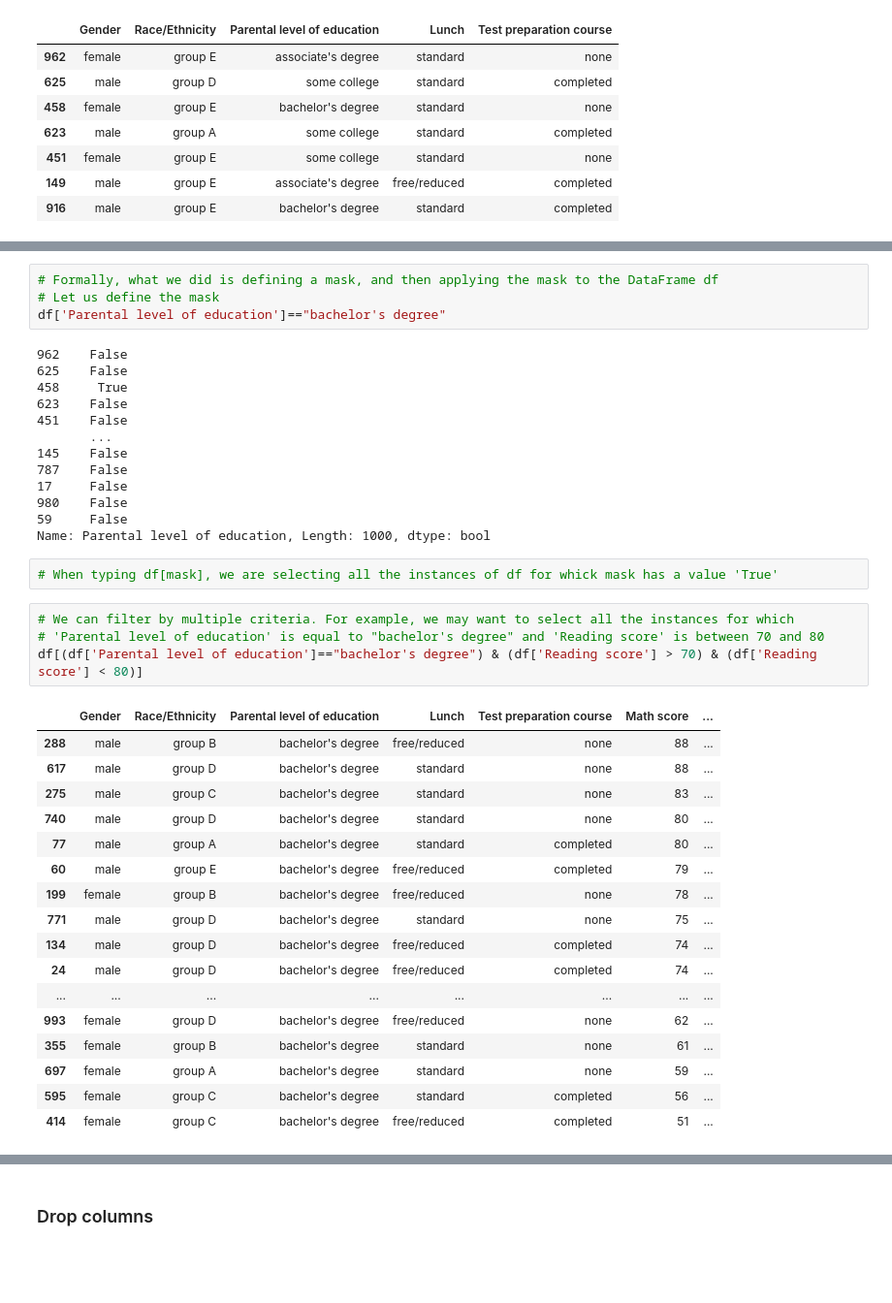
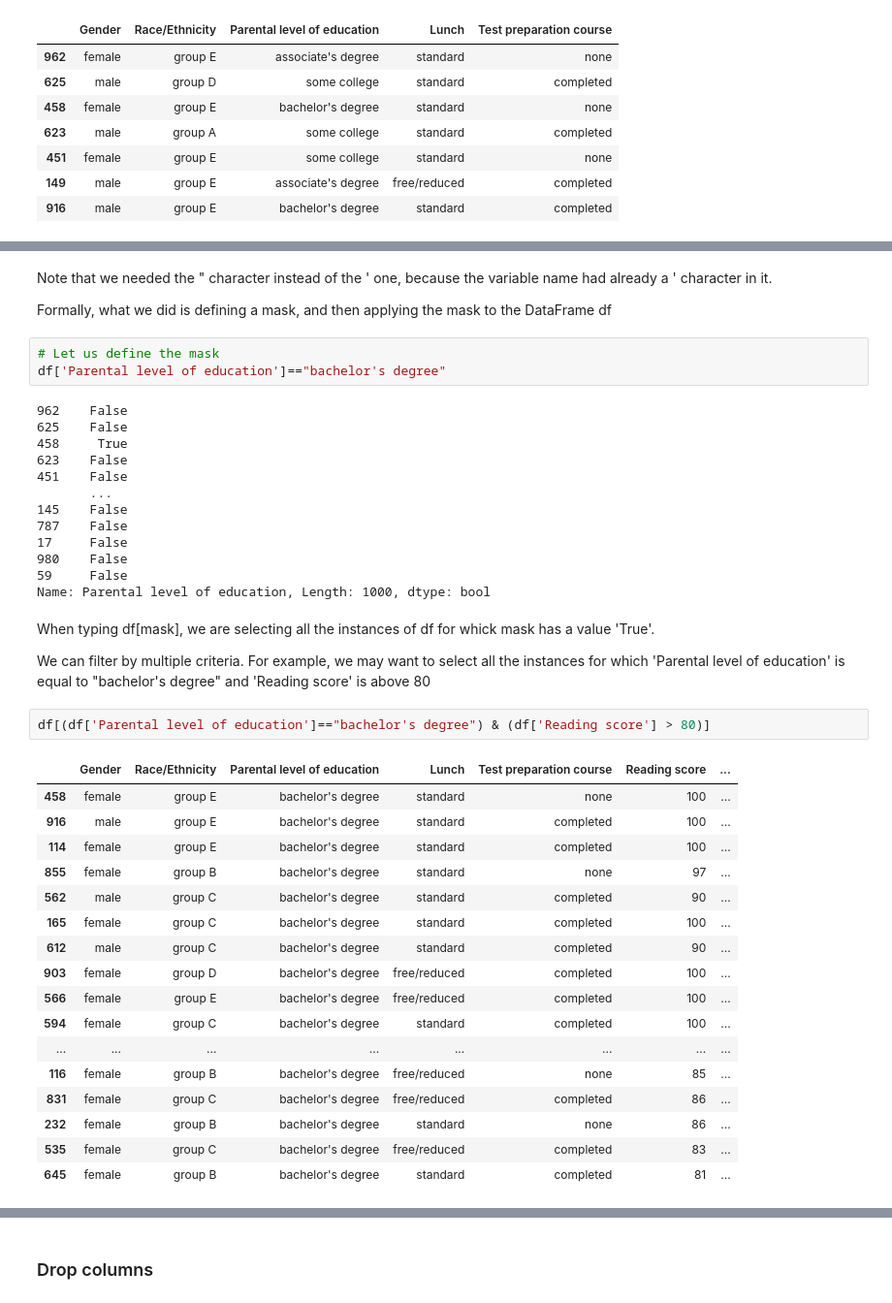
Before and after one commit to jluishita/data-preprocessing-course, a Jupyter notebook: pandas/intro-to-pandas-1.ipynb, the cells around one changed output, grey strips where cells are left out. Shown at 97% size. Cells and saved outputs as stored; diff of their text form; blank space fills up the shorter version.

```diff
--- a/pandas/intro-to-pandas-1.ipynb
+++ b/pandas/intro-to-pandas-1.ipynb
@@ -452,5 +459,8 @@ df[df['Parental level of education']=="bachelor's degree"]
+# %% [markdown]
+Note that we needed the " character instead of the ' one, because the variable name had already a ' character in it.
+
+Formally, what we did is defining a mask, and then applying the mask to the DataFrame df
 # %%
-# Formally, what we did is defining a mask, and then applying the mask to the DataFrame df
 # Let us define the mask
 df['Parental level of education']=="bachelor's degree"
 # %% [output]
@@ -466,27 +476,27 @@ df['Parental level of education']=="bachelor's degree"
 980    False
 59     False
 Name: Parental level of education, Length: 1000, dtype: bool
-# %%
-# When typing df[mask], we are selecting all the instances of df for whick mask has a value 'True'
-# %%
-# We can filter by multiple criteria. For example, we may want to select all the instances for which
-# 'Parental level of education' is equal to "bachelor's degree" and 'Reading score' is between 70 and 80
-df[(df['Parental level of education']=="bachelor's degree") & (df['Reading score'] > 70) & (df['Reading score'] < 80)]
-# %% [output]
-|  | Gender | Race/Ethnicity | Parental level of education | Lunch | Test preparation course | Math score | ... |
-| 288 | male | group B | bachelor's degree | free/reduced | none | 88 | ... |
-| 617 | male | group D | bachelor's degree | standard | none | 88 | ... |
-| 275 | male | group C | bachelor's degree | standard | none | 83 | ... |
-| 740 | male | group D | bachelor's degree | standard | none | 80 | ... |
-| 77 | male | group A | bachelor's degree | standard | completed | 80 | ... |
-| 60 | male | group E | bachelor's degree | free/reduced | completed | 79 | ... |
-| 199 | female | group B | bachelor's degree | free/reduced | none | 78 | ... |
-| 771 | male | group D | bachelor's degree | standard | none | 75 | ... |
-| 134 | male | group D | bachelor's degree | free/reduced | completed | 74 | ... |
-| 24 | male | group D | bachelor's degree | free/reduced | completed | 74 | ... |
-| ... | ... | ... | ... | ... | ... | ... | ... |
-| 993 | female | group D | bachelor's degree | free/reduced | none | 62 | ... |
-| 355 | female | group B | bachelor's degree | standard | none | 61 | ... |
-| 697 | female | group A | bachelor's degree | standard | none | 59 | ... |
-| 595 | female | group C | bachelor's degree | standard | completed | 56 | ... |
-| 414 | female | group C | bachelor's degree | free/reduced | completed | 51 | ... |
+# %% [markdown]
+When typing df[mask], we are selecting all the instances of df for whick mask has a value 'True'.
+
+We can filter by multiple criteria. For example, we may want to select all the instances for which 'Parental level of education' is equal to "bachelor's degree" and 'Reading score' is above 80
+# %%
+df[(df['Parental level of education']=="bachelor's degree") & (df['Reading score'] > 80)]
+# %% [output]
+|  | Gender | Race/Ethnicity | Parental level of education | Lunch | Test preparation course | Reading score | ... |
+| 458 | female | group E | bachelor's degree | standard | none | 100 | ... |
+| 916 | male | group E | bachelor's degree | standard | completed | 100 | ... |
+| 114 | female | group E | bachelor's degree | standard | completed | 100 | ... |
+| 855 | female | group B | bachelor's degree | standard | none | 97 | ... |
+| 562 | male | group C | bachelor's degree | standard | completed | 90 | ... |
+| 165 | female | group C | bachelor's degree | standard | completed | 100 | ... |
+| 612 | male | group C | bachelor's degree | standard | completed | 90 | ... |
+| 903 | female | group D | bachelor's degree | free/reduced | completed | 100 | ... |
+| 566 | female | group E | bachelor's degree | free/reduced | completed | 100 | ... |
+| 594 | female | group C | bachelor's degree | standard | completed | 100 | ... |
+| ... | ... | ... | ... | ... | ... | ... | ... |
+| 116 | female | group B | bachelor's degree | free/reduced | none | 85 | ... |
+| 831 | female | group C | bachelor's degree | free/reduced | completed | 86 | ... |
+| 232 | female | group B | bachelor's degree | standard | none | 86 | ... |
+| 535 | female | group C | bachelor's degree | free/reduced | completed | 83 | ... |
+| 645 | female | group B | bachelor's degree | standard | completed | 81 | ... |
```
Also changed, not shown: parts of 34 cells of this notebook.
